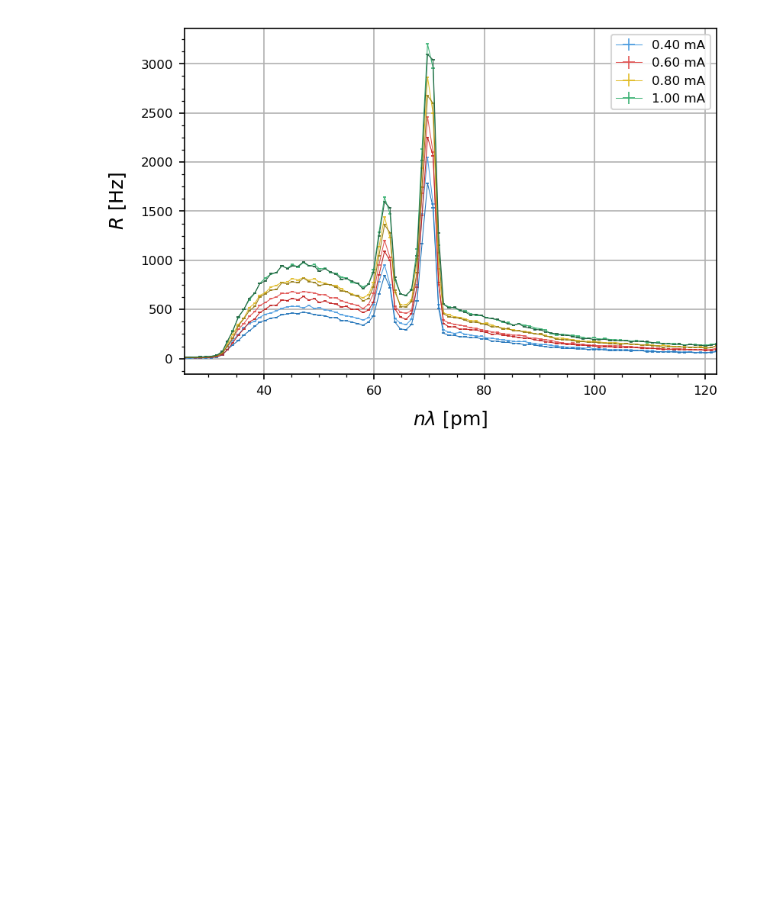
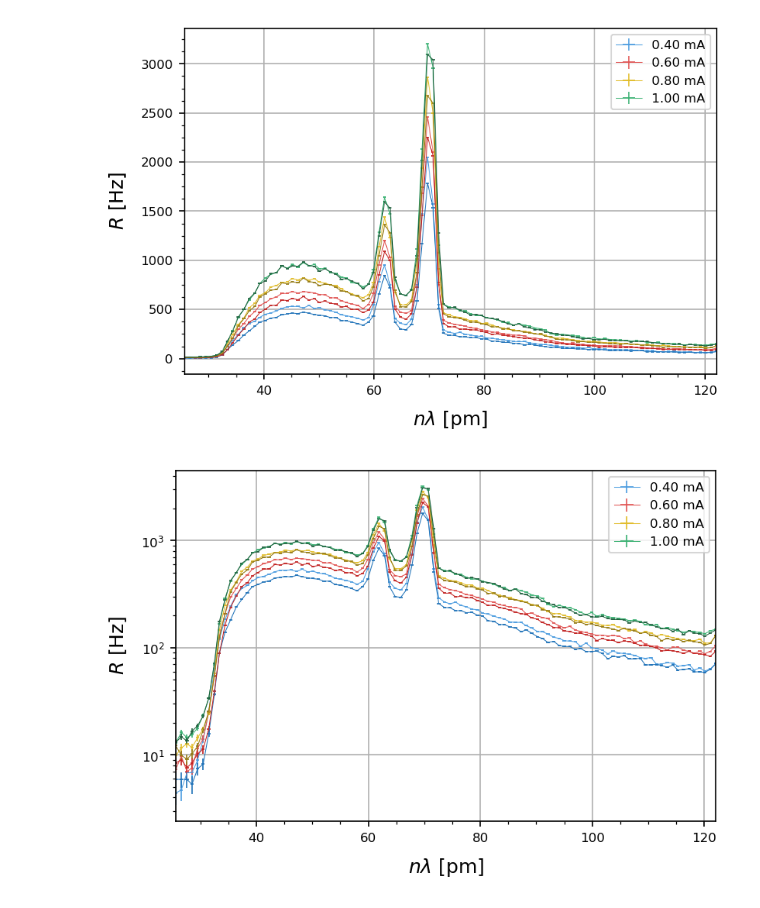
Before and after one commit to parallax-xallaraq/PHSX616, a Jupyter notebook: Lab2 - X-ray Apparatus/1 - Investigating the energy spectrum/Code/Basic.ipynb, the cells around one changed output. Cells and saved outputs as stored; diff of their text form; code cells hidden in the pictures; blank space fills up the shorter version.

```diff
--- a/Lab2 - X-ray Apparatus/1 - Investigating the energy spectrum/Code/Basic.ipynb
+++ b/Lab2 - X-ray Apparatus/1 - Investigating the energy spectrum/Code/Basic.ipynb
@@ -236,3 +236,28 @@ PlotXmanyY(
 )
 # %% [output]
 [figure]
+# %%
+PlotXmanyY(
+    x = tables['I1mA t2']['n&l / pm'],
+    y = [ #t1
+         tables['U35kV t1']['R_0 / 1/s'],
+         tables['U35kV t1']['R_1 / 1/s'],
+         tables['U35kV t1']['R_2 / 1/s'],
+         tables['U35kV t1']['R_3 / 1/s'],
+         # t2
+         tables['U35kV t2']['R_0 / 1/s'],
+         tables['U35kV t2']['R_1 / 1/s'],
+         tables['U35kV t2']['R_2 / 1/s'],
+         tables['U35kV t2']['R_3 / 1/s']],
+    yleg = ['0.40 mA', '0.60 mA', '0.80 mA', '1.00 mA',None,None,None,None],
+    c = my.color5[0:4]+my.color5_dark[0:4],
+    xerr = 0.3,
+    yerr = 1,
+    xlab ='$n\lambda$ [pm]',
+    ylab = '$R$ [Hz]',
+    xlim = (tables['U35kV t1']['n&l / pm'] [0], tables['U35kV t1']['n&l / pm'] [-1]),
+    logScale = True,
+    fileName = path_fig + 'b-U35kV_t12_log.png'
+)
+# %% [output]
+[figure, added]
```
Also changed, not shown: parts of 1 cell of this notebook, 2 other files.
